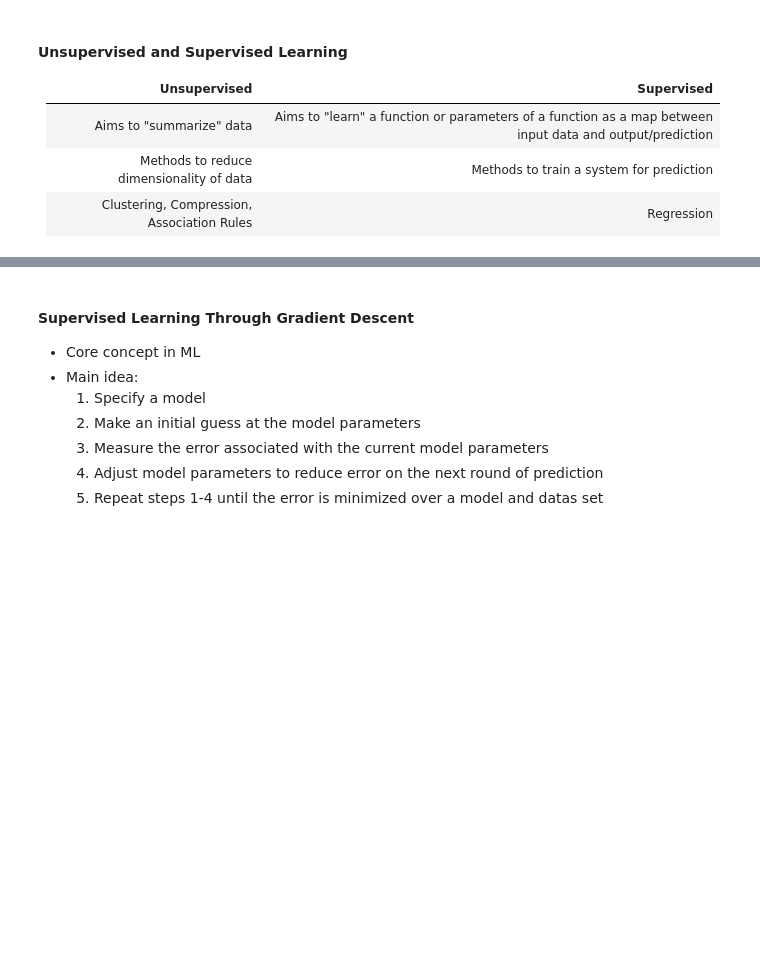
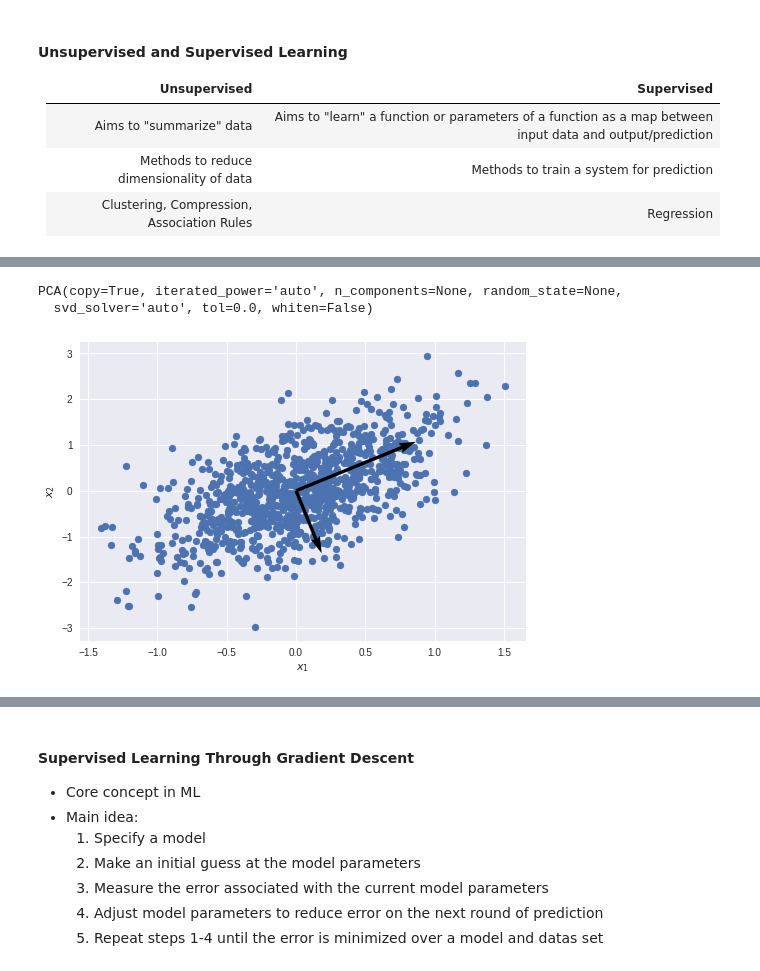
Before and after one commit to themantalope/RSNA_ML_slides, a Jupyter notebook: slides.ipynb, the cells around one changed output, grey strips where cells are left out. Saved outputs shown, nothing was run; the diff lists cells and outputs as text; code cells hidden in the pictures; blank space fills up the shorter version.

```diff
--- a/slides.ipynb
+++ b/slides.ipynb
@@ -46,0 +46,33 @@
+# %%
+x1 = np.random.normal(loc=1.0, scale=0.5, size=(1000,))
+x2 =  x1  + np.random.normal(loc=3.0, scale=0.7, size=(1000,))
+
+X_pca = pd.DataFrame([x1,
+                      x2])
+# %%
+X_pca = X_pca.transpose()
+# %%
+pca = PCA()
+# %%
+pca.fit(X_pca)
+# %% [output]
+PCA(copy=True, iterated_power='auto', n_components=None, random_state=None,
+  svd_solver='auto', tol=0.0, whiten=False)
+# %%
+fig=plt.figure()
+plt.scatter(x1- pca.mean_[0],x2-pca.mean_[1])
+X, Y = zip(*pca.components_.transpose())
+# X = np.array(X)
+# Y = np.array(Y)
+# X += pca.mean_
+# Y += pca.mean_
+
+ax = plt.gca()
+ax.quiver([0,0], [0,0], X,Y, scale=1, scale_units='xy')
+plt.xlabel(r'$x_{1}$')
+plt.ylabel(r'$x_{2}$')
+
+plt.show()
+fig.savefig('assets/images/pca.png')
+# %% [output]
+[figure, added]
```
Also changed, not shown: parts of 23 cells of this notebook, 3 other files.
